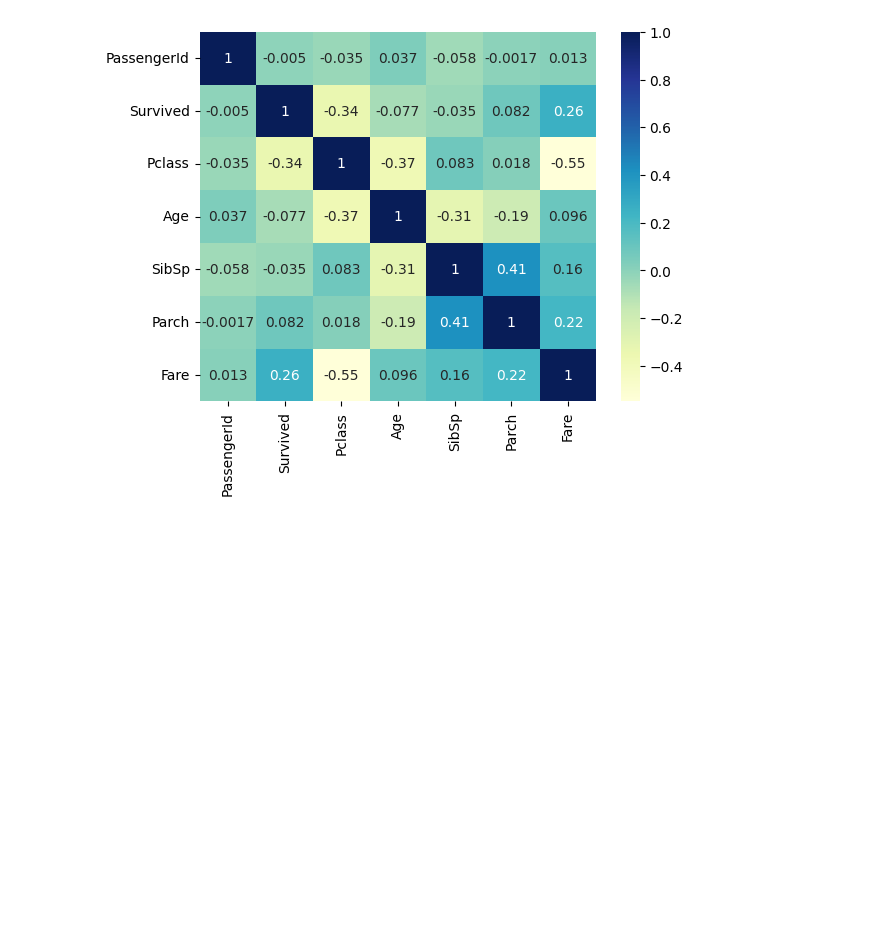
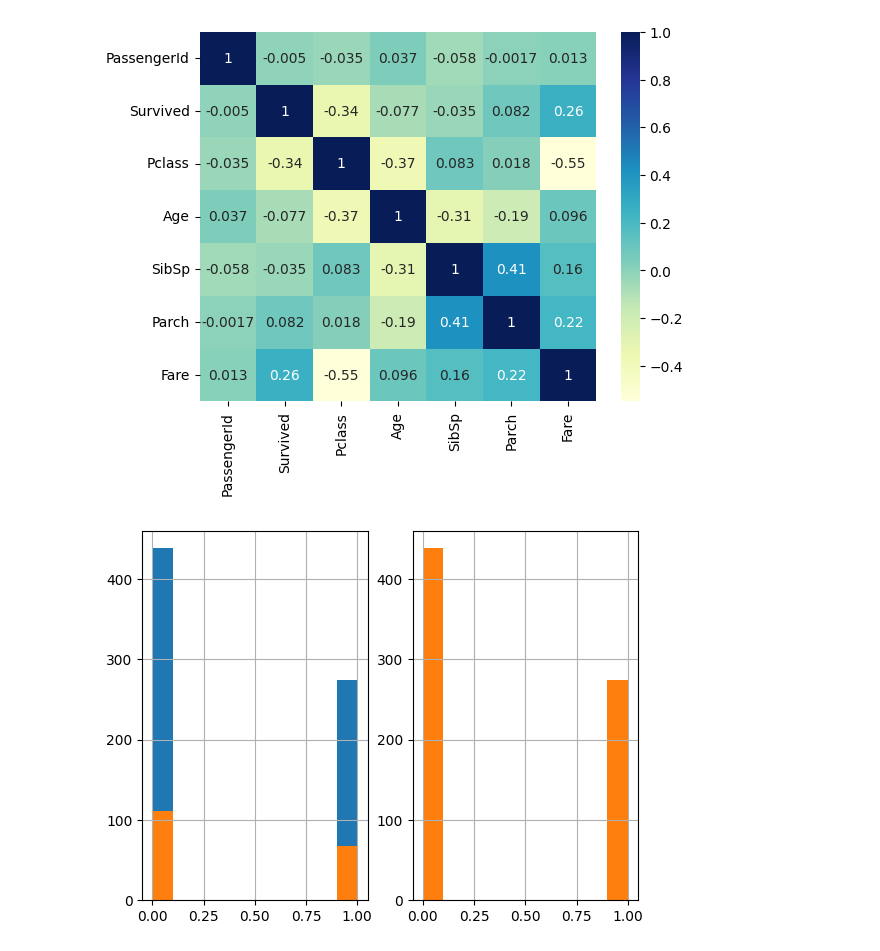
Before and after one commit to Y3llow45/MachineLearning-NeuralNetwork-stuff, a Jupyter notebook: Titanic Problem/Model.ipynb, the cells around one changed output. Saved outputs shown, nothing was run; the diff lists cells and outputs as text; code cells hidden in the pictures; blank space fills up the shorter version.

Commit message:
Update Model

```diff
--- a/Titanic Problem/Model.ipynb
+++ b/Titanic Problem/Model.ipynb
@@ -39,3 +34,22 @@ sns.heatmap(correlation_matrix, cmap="YlGnBu", annot=True)
 plt.show()
 # %% [output]
 [figure]
+# %%
+from sklearn.model_selection import StratifiedShuffleSplit
+
+split = StratifiedShuffleSplit(n_splits=1, test_size=0.2)
+for train_indices, test_indices in split.split(titanic_data, titanic_data[["Survived", "Pclass", "Sex"]]):
+    strat_train_set = titanic_data.loc[train_indices]
+    strat_test_set = titanic_data.loc[test_indices]
+# %%
+plt.subplot(1,2,1)
+strat_train_set['Survived'].hist()
+strat_test_set['Survived'].hist()
+
+plt.subplot(1,2,2)
+strat_test_set['Survived'].hist()
+strat_train_set['Survived'].hist()
+
+plt.show()
+# %% [output]
+[figure, added]
```
Also changed, not shown: parts of 11 cells of this notebook, 1 other file.
